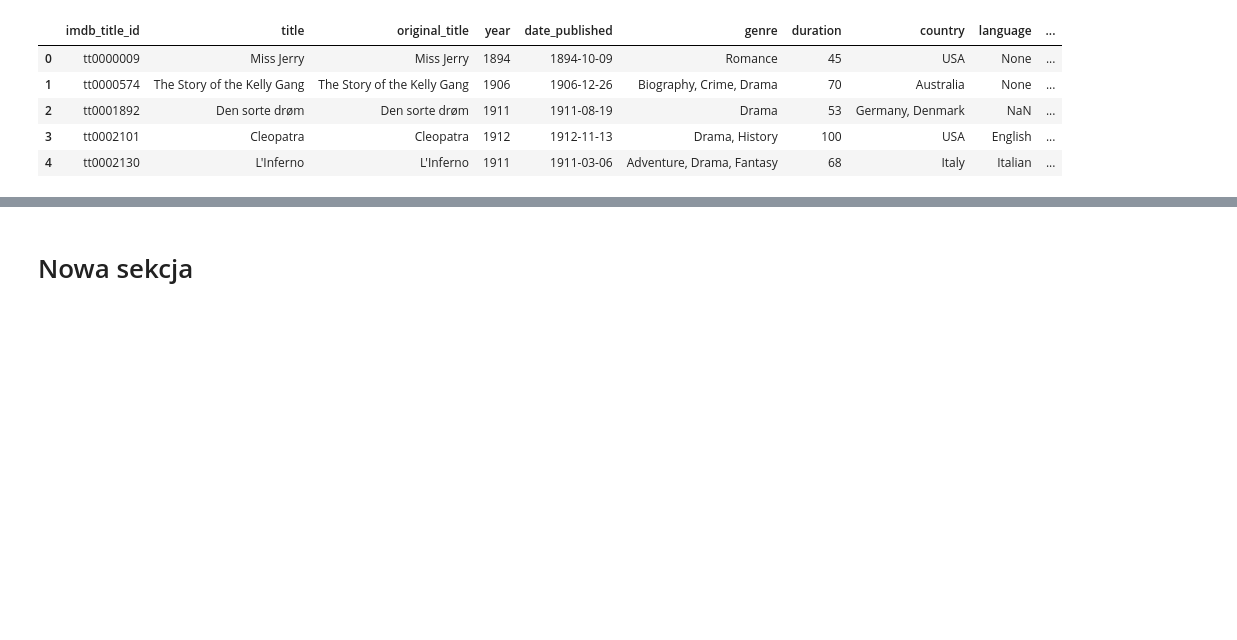
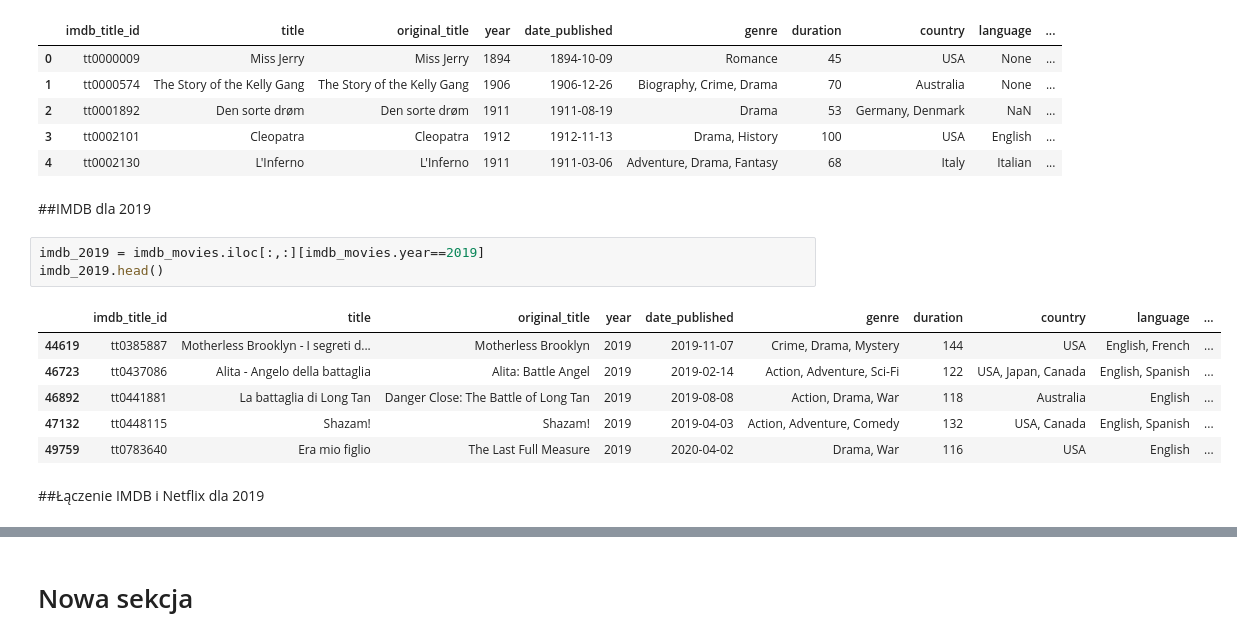
Before and after one commit to KatBotkowska/CodersCrew, a Jupyter notebook: Netflix_data.ipynb, the cells around one changed output, grey strips where cells are left out. Saved outputs shown, nothing was run; the diff lists cells and outputs as text; blank space fills up the shorter version.

```diff
--- a/Netflix_data.ipynb
+++ b/Netflix_data.ipynb
@@ -144,3 +144,17 @@ imdb_movies.head()
 | 2 | tt0001892 | Den sorte drøm | Den sorte drøm | 1911 | 1911-08-19 | Drama | 53 | Germany, Denmark | NaN | ... |
 | 3 | tt0002101 | Cleopatra | Cleopatra | 1912 | 1912-11-13 | Drama, History | 100 | USA | English | ... |
 | 4 | tt0002130 | L'Inferno | L'Inferno | 1911 | 1911-03-06 | Adventure, Drama, Fantasy | 68 | Italy | Italian | ... |
+# %% [markdown]
+##IMDB dla 2019
+# %%
+imdb_2019 = imdb_movies.iloc[:,:][imdb_movies.year==2019]
+imdb_2019.head()
+# %% [output]
+|  | imdb_title_id | title | original_title | year | date_published | genre | duration | country | language | ... |
+| 44619 | tt0385887 | Motherless Brooklyn - I segreti d... | Motherless Brooklyn | 2019 | 2019-11-07 | Crime, Drama, Mystery | 144 | USA | English, French | ... |
+| 46723 | tt0437086 | Alita - Angelo della battaglia | Alita: Battle Angel | 2019 | 2019-02-14 | Action, Adventure, Sci-Fi | 122 | USA, Japan, Canada | English, Spanish | ... |
+| 46892 | tt0441881 | La battaglia di Long Tan | Danger Close: The Battle of Long Tan | 2019 | 2019-08-08 | Action, Drama, War | 118 | Australia | English | ... |
+| 47132 | tt0448115 | Shazam! | Shazam! | 2019 | 2019-04-03 | Action, Adventure, Comedy | 132 | USA, Canada | English, Spanish | ... |
+| 49759 | tt0783640 | Era mio figlio | The Last Full Measure | 2019 | 2020-04-02 | Drama, War | 116 | USA | English | ... |
+# %% [markdown]
+##Łączenie IMDB i Netflix dla 2019
```
Also changed, not shown: parts of 3 cells of this notebook.
